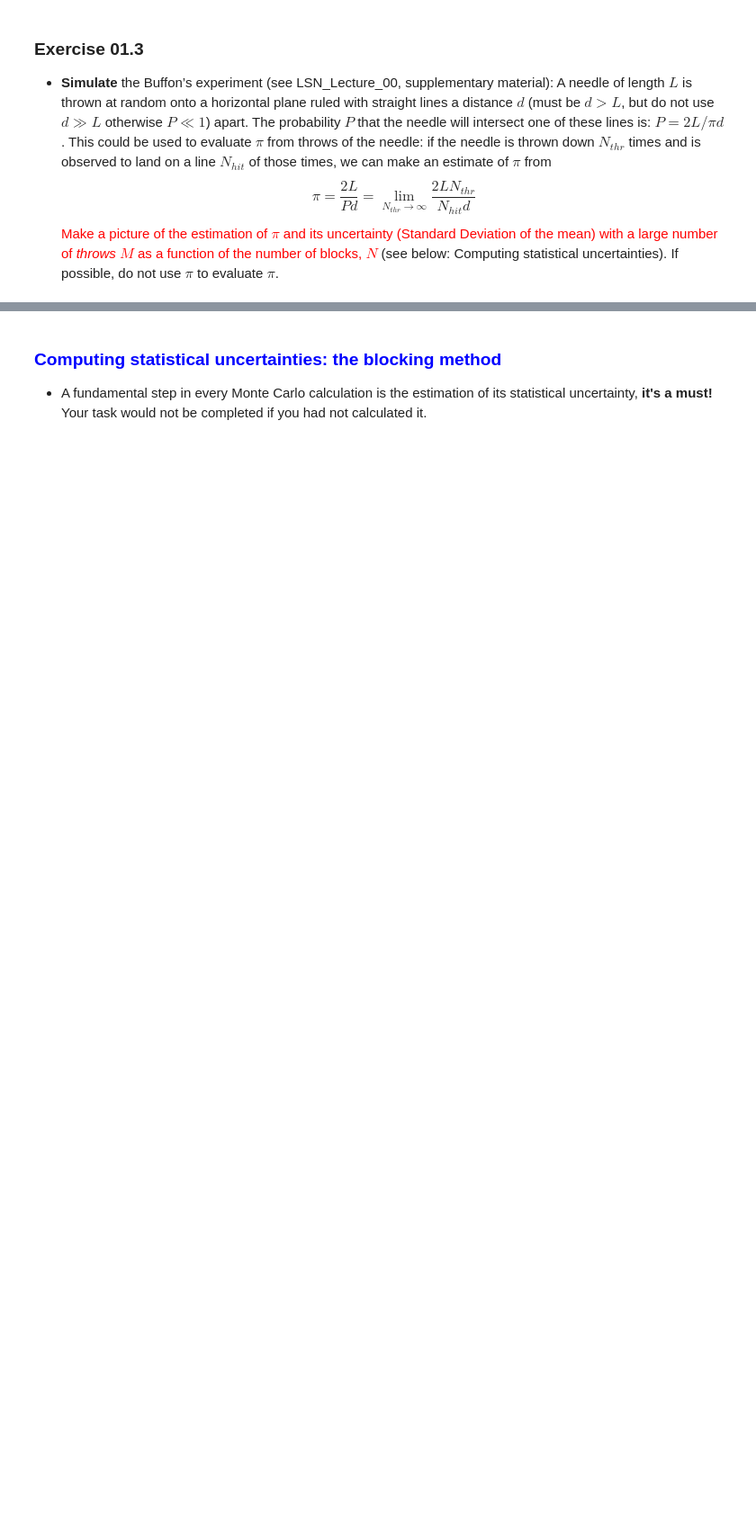
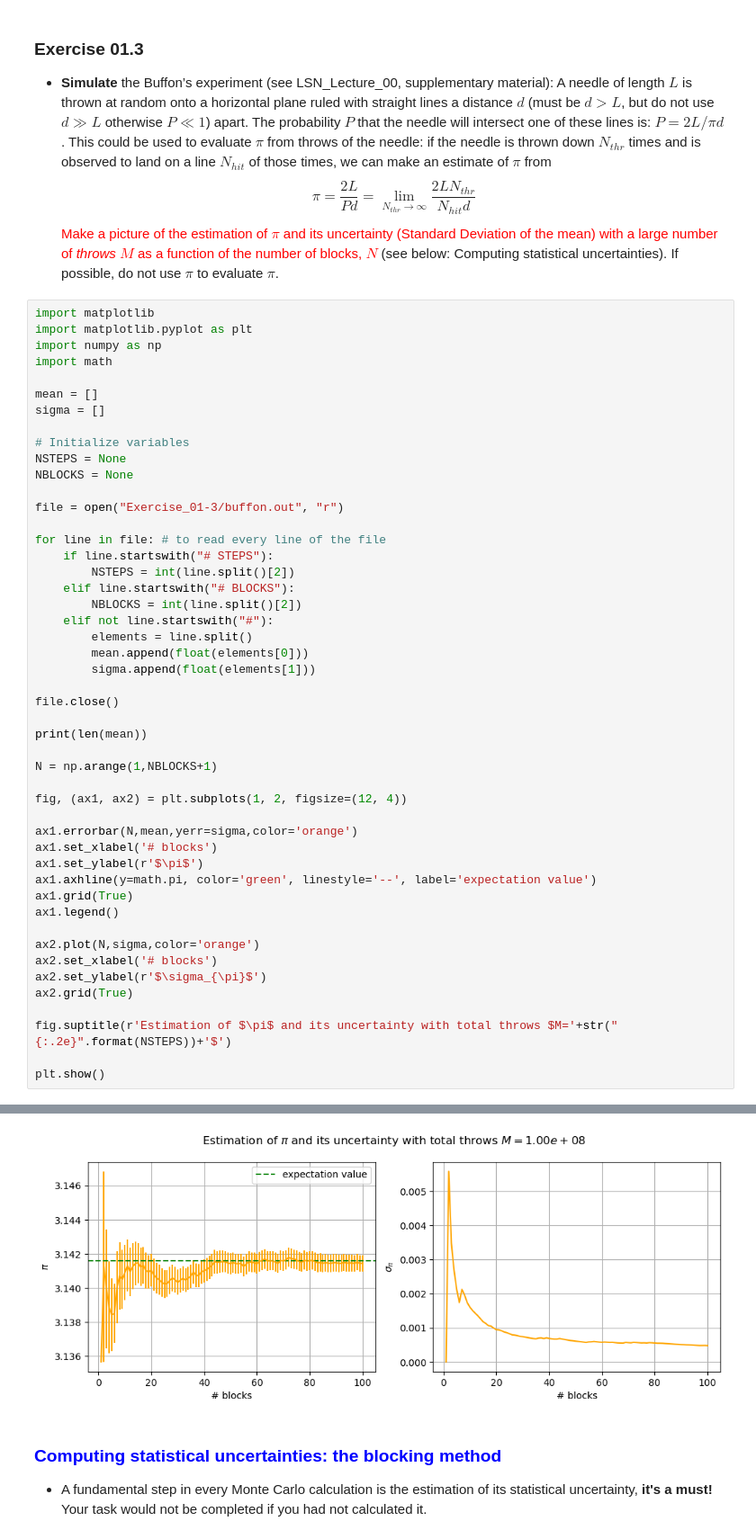
Before and after one commit to edoiannu/LSN_Exercises_Iannucci, a Jupyter notebook: Exercises_01/LSN_Exercises_01.ipynb, the cells around one changed output, grey strips where cells are left out. Shown at 90% size. Drawn from its saved outputs; the diff is of its cells as text; blank space fills up the shorter version.

```diff
--- a/Exercises_01/LSN_Exercises_01.ipynb
+++ b/Exercises_01/LSN_Exercises_01.ipynb
@@ -356,3 +356,52 @@ Cauchy Lorentz fit parameters:
 - **Simulate** the Buffon’s experiment (see LSN_Lecture_00, supplementary material):  A needle of length $L$ is thrown at random onto a horizontal plane ruled with straight lines a distance $d$ (must be $d > L$, but do not use $d\gg L$ otherwise $P\ll 1$) apart. The probability $P$ that the needle will intersect one of these lines is: $P = 2L/\pi d$. This could be used to evaluate $\pi$ from throws of the needle: if the needle is thrown down $N_{thr}$ times and is observed to land on a line $N_{hit}$ of those times, we can make an estimate of $\pi$ from
 $$\pi = \frac{2L}{Pd} = \lim_{N_{thr} \to \infty}\frac{2LN_{thr}}{N_{hit}d}$$
 <font color="red">Make a picture of the estimation of $\pi$ and its uncertainty (Standard Deviation of the mean) with a large number of *throws* $M$ as a function of the number of blocks, $N$</font> (see below: Computing statistical uncertainties). If possible, do not use $\pi$ to evaluate $\pi$.
+# %%
+import matplotlib
+import matplotlib.pyplot as plt
+import numpy as np
+import math
+
+mean = []
+sigma = []
+
+# Initialize variables
+NSTEPS = None
+NBLOCKS = None
+
+file = open("Exercise_01-3/buffon.out", "r")
+
+for line in file: # to read every line of the file
+    if line.startswith("# STEPS"):
+        NSTEPS = int(line.split()[2])
+    elif line.startswith("# BLOCKS"):
+        NBLOCKS = int(line.split()[2])
+    elif not line.startswith("#"):
+        elements = line.split()
+        mean.append(float(elements[0]))
+        sigma.append(float(elements[1]))
+
+file.close()
+
+print(len(mean))
+
+N = np.arange(1,NBLOCKS+1)
+
+fig, (ax1, ax2) = plt.subplots(1, 2, figsize=(12, 4))
+
+ax1.errorbar(N,mean,yerr=sigma,color='orange')
+ax1.set_xlabel('# blocks')
+ax1.set_ylabel(r'$\pi$')
+ax1.axhline(y=math.pi, color='green', linestyle='--', label='expectation value')
+ax1.grid(True)
+ax1.legend()
+
+ax2.plot(N,sigma,color='orange')
+ax2.set_xlabel('# blocks')
+ax2.set_ylabel(r'$\sigma_{\pi}$')
+ax2.grid(True)
+
+fig.suptitle(r'Estimation of $\pi$ and its uncertainty with total throws $M='+str("{:.2e}".format(NSTEPS))+'$')
+
+plt.show()
+# %% [output]
@@ -359,3 +409,4 @@ $$\pi = \frac{2L}{Pd} = \lim_{N_{thr} \to \infty}\frac{2LN_{thr}}{N_{hit}d}$$
+[figure, added]
 # %% [markdown]
 ### <span style="color:blue">Computing statistical uncertainties: the blocking method</span>
 - A fundamental step in every Monte Carlo calculation is the estimation of its statistical uncertainty, **it's a must!** Your task would not be completed if you had not calculated it.
```
Also changed, not shown: parts of 3 cells of this notebook, 6 other files.
